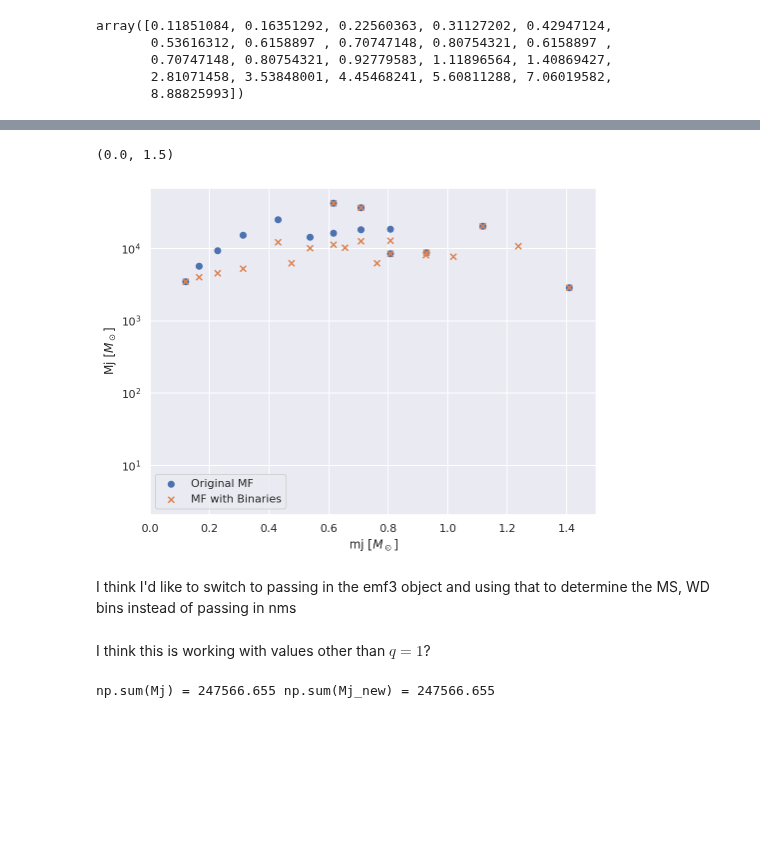
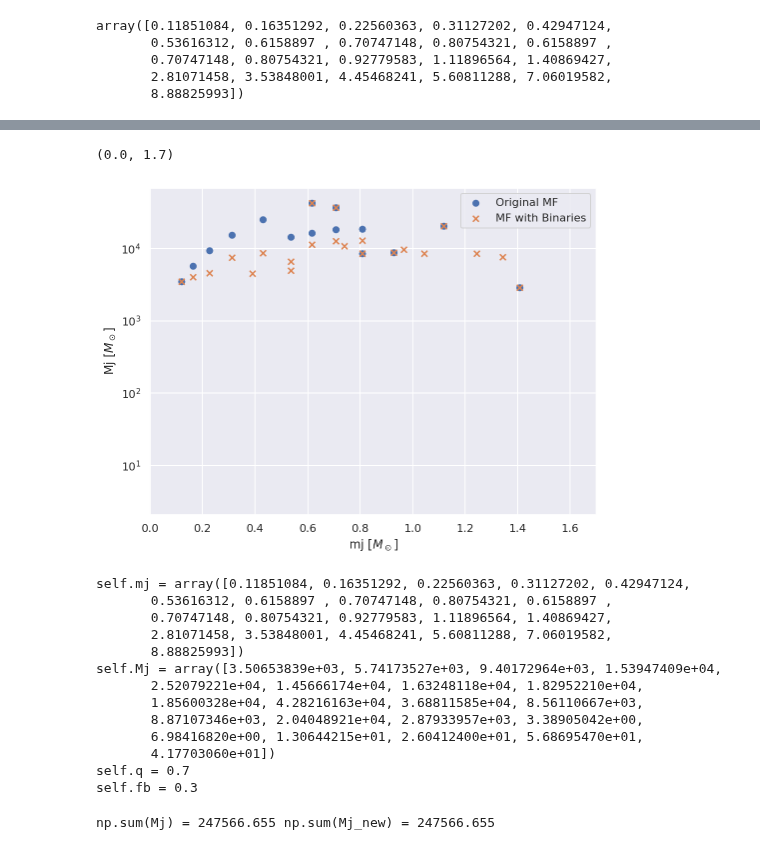
Before and after one commit to pjs902/honours-thesis, a Jupyter notebook: notebooks/limepy-binaries.ipynb, the cells around one changed output, grey strips where cells are left out. Saved outputs shown, nothing was run; the diff lists cells and outputs as text; code cells hidden in the pictures; blank space fills up the shorter version.

```diff
--- a/notebooks/limepy-binaries.ipynb
+++ b/notebooks/limepy-binaries.ipynb
@@ -184,3 +241,5 @@ bs = BinaryShift(q=0.5, fb=0.3)
+# %%
+bs = BinaryShift(mj=mj, Mj=Mj, ifmr=None)
 # %%
 bs.dump()
 # %% [output]
@@ -189,4 +257,4 @@ self.q = 0.5
 # %%
-mj_new, Mj_new = bs.shift_q(mj=mj, Mj=Mj, nms=nms)
+mj_new, Mj_new = bs.shift_q(fb=0.3, q=0.7, nms=nms)
 # %% [output]
 current mj: 0.119
@@ -226,19 +294,31 @@ array([0.11851084, 0.16351292, 0.22560363, 0.31127202, 0.42947124,
 # %%
 plt.figure()
 plt.scatter(mj, Mj, label="Original MF")
 plt.yscale("log")
 plt.scatter(mj_new, Mj_new, label="MF with Binaries", marker="x")
 plt.legend()
 plt.ylabel(r"Mj [$M_\odot$]")
 plt.xlabel(r"mj [$M_\odot$]")
-plt.xlim(0, 1.5)
+plt.xlim(0, 1.7)
 # %% [output]
-(0.0, 1.5)
+(0.0, 1.7)
-[figure, old version]
+[figure, new version]
-# %% [markdown]
-I think I'd like to switch to passing in the emf3 object and using that to determine the MS, WD bins instead of passing in nms
-# %% [markdown]
-I think this is working with values other than $q=1$?
+# %%
+bs.dump()
+# %% [output]
+self.mj = array([0.11851084, 0.16351292, 0.22560363, 0.31127202, 0.42947124,
+       0.53616312, 0.6158897 , 0.70747148, 0.80754321, 0.6158897 ,
+       0.70747148, 0.80754321, 0.92779583, 1.11896564, 1.40869427,
+       2.81071458, 3.53848001, 4.45468241, 5.60811288, 7.06019582,
+       8.88825993])
+self.Mj = array([3.50653839e+03, 5.74173527e+03, 9.40172964e+03, 1.53947409e+04,
+       2.52079221e+04, 1.45666174e+04, 1.63248118e+04, 1.82952210e+04,
+       1.85600328e+04, 4.28216163e+04, 3.68811585e+04, 8.56110667e+03,
+       8.87107346e+03, 2.04048921e+04, 2.87933957e+03, 3.38905042e+00,
+       6.98416820e+00, 1.30644215e+01, 2.60412400e+01, 5.68695470e+01,
+       4.17703060e+01])
+self.q = 0.7
+self.fb = 0.3
 # %%
 print(f"{np.sum(Mj) = :.3f} {np.sum(Mj_new) = :.3f}")
 # %% [output]
```
Also changed, not shown: parts of 6 cells of this notebook.
